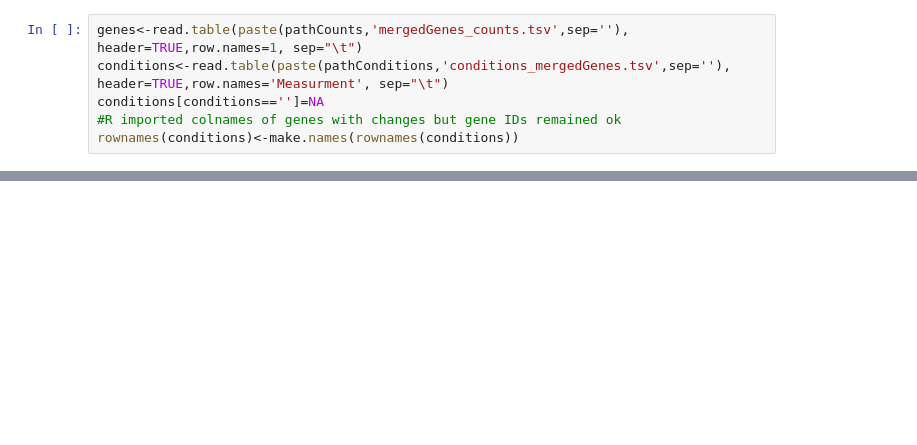
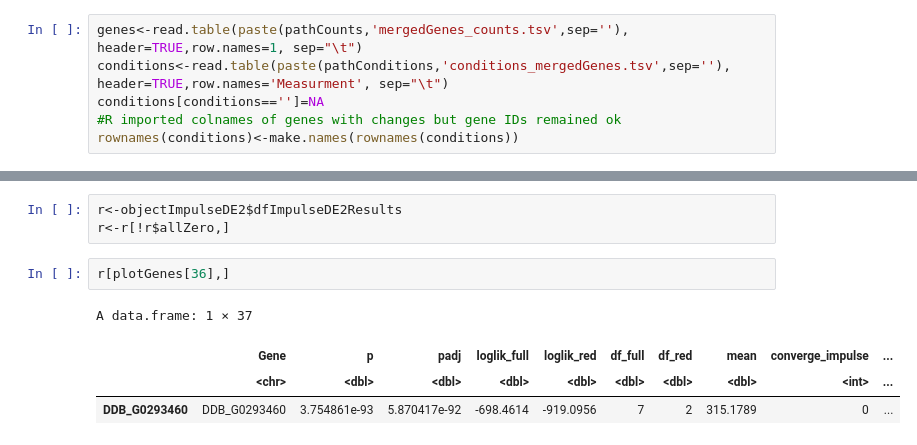
Before and after one commit to biolab/baylor-dicty, a Jupyter notebook: stages_DE/disag_genes_extendedImpulse.R.ipynb, the cells around one changed output, grey strips where cells are left out. Saved outputs shown, nothing was run; the diff lists cells and outputs as text; blank space fills up the shorter version.

```diff
--- a/stages_DE/disag_genes_extendedImpulse.R.ipynb
+++ b/stages_DE/disag_genes_extendedImpulse.R.ipynb
@@ -138,0 +111,10 @@ for(strain in c('tgrB1','tgrB1C1','tgrC1','gbfA')[1]){
+# %%
+r<-objectImpulseDE2$dfImpulseDE2Results
+r<-r[!r$allZero,]
+# %%
+r[plotGenes[36],]
+# %% [output]
+A data.frame: 1 × 37
+|  | Gene | p | padj | loglik_full | loglik_red | df_full | df_red | mean | converge_impulse | ... |
+|  | <chr> | <dbl> | <dbl> | <dbl> | <dbl> | <dbl> | <dbl> | <dbl> | <int> | ... |
+| DDB_G0293460 | DDB_G0293460 | 3.754861e-93 | 5.870417e-92 | -698.4614 | -919.0956 | 7 | 2 | 315.1789 | 0 | ... |
```
Also changed, not shown: parts of 52 cells of this notebook.
